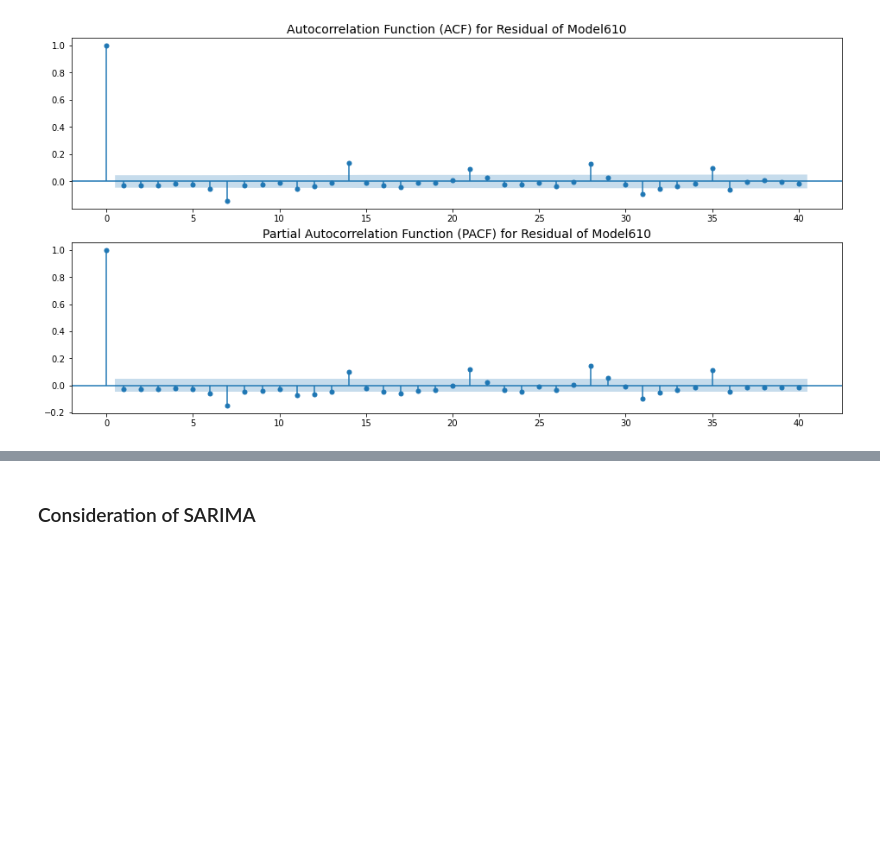
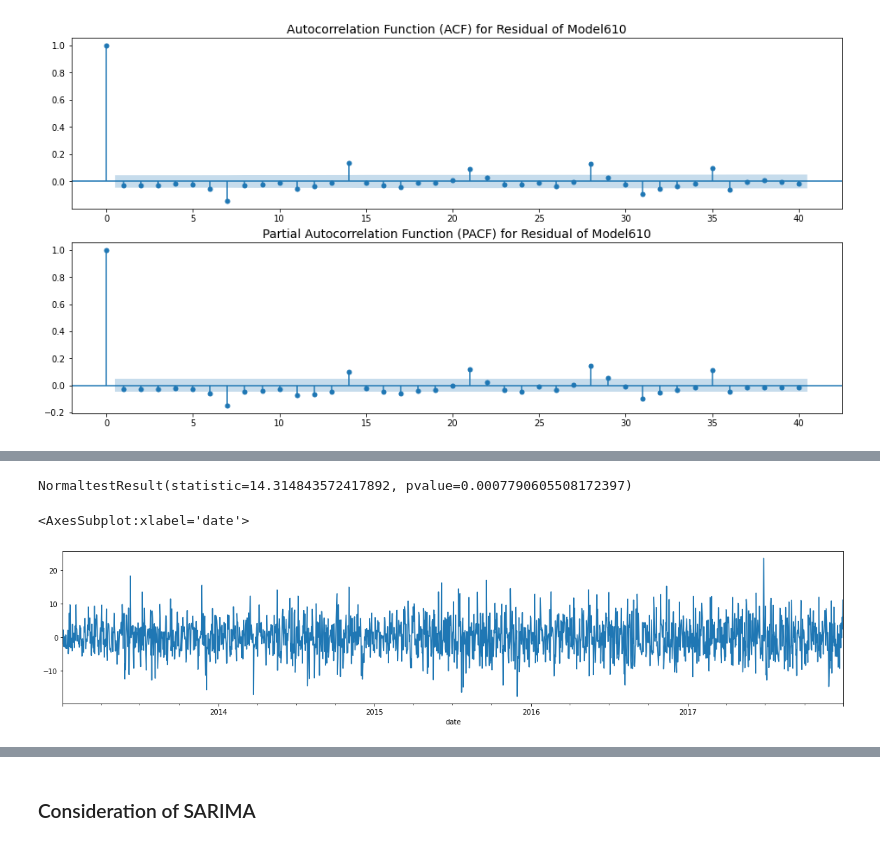
Before and after one commit to KaiFormosa/Sales_Demand_Forecast, a Jupyter notebook: Sales_Demand_Forecast.ipynb, the cells around one changed output, grey strips where cells are left out. Cells and saved outputs as stored; diff of their text form; code cells hidden in the pictures; blank space fills up the shorter version.

```diff
--- a/Sales_Demand_Forecast.ipynb
+++ b/Sales_Demand_Forecast.ipynb
@@ -323,0 +335,3 @@ Text(0.5, 1.0, 'Partial Autocorrelation Function (PACF) for Residual of Model610
+# %%
+arima_mod611 = sm.tsa.ARIMA(df_train.sales, order=(6,1,1)).fit()
+print(arima_mod610.summary())
@@ -323,0 +356,11 @@ Text(0.5, 1.0, 'Partial Autocorrelation Function (PACF) for Residual of Model610
+# %%
+resid = arima_mod611.resid
+print(normaltest(resid))
+# %% [output]
+NormaltestResult(statistic=14.314843572417892, pvalue=0.0007790605508172397)
+# %%
+plt.figure(figsize=(20,4))
+resid.plot()
+# %% [output]
+<AxesSubplot:xlabel='date'>
+[figure, added]
```
Also changed, not shown: parts of 34 cells of this notebook, 1 other file.
